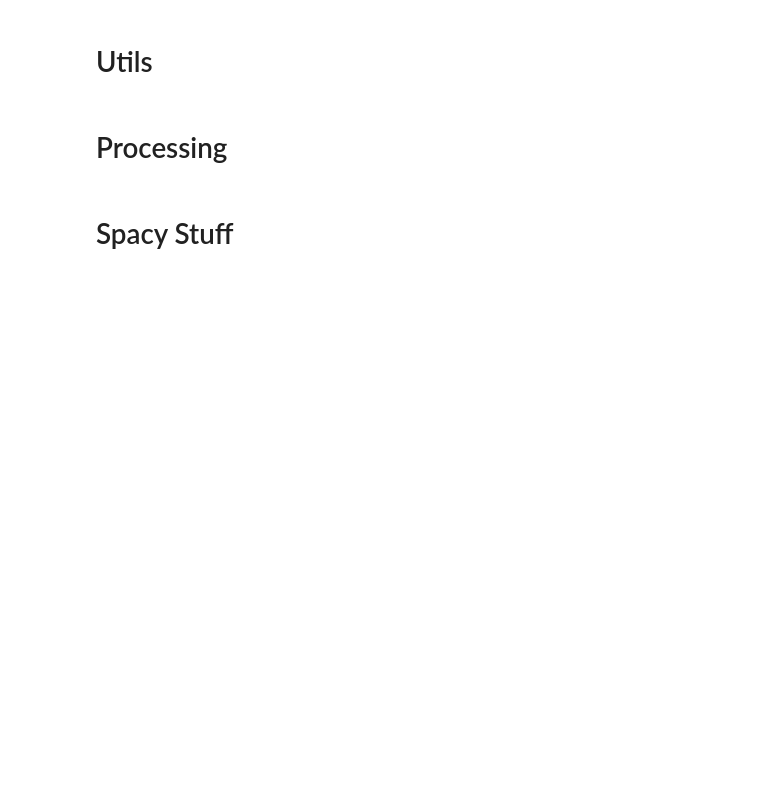
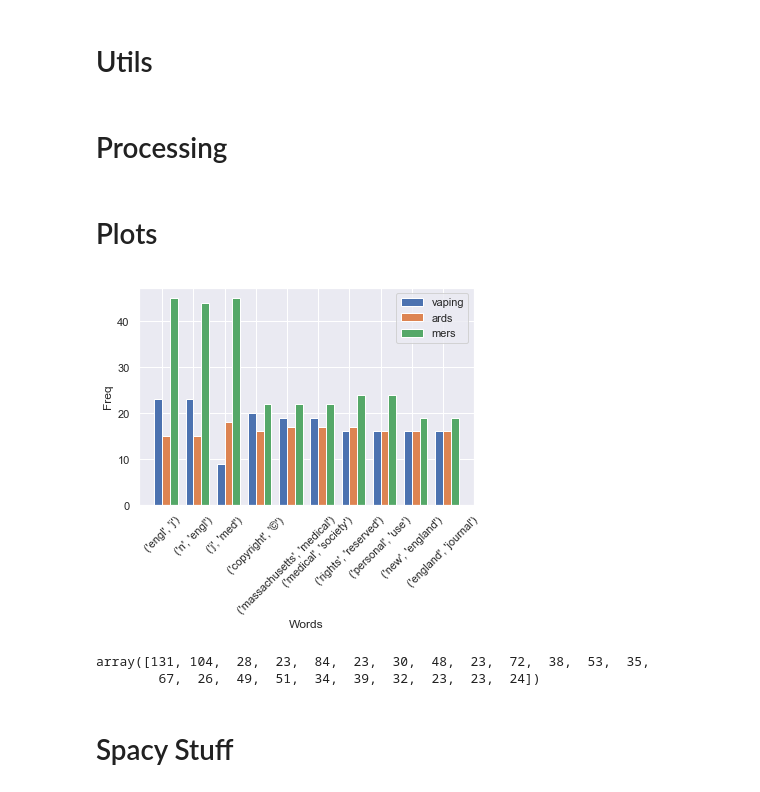
Before and after one commit to elnardu/stat490-meta-analysis, a Jupyter notebook: code/TextExtraction.ipynb, the cells around one changed output. Saved outputs shown, nothing was run; the diff lists cells and outputs as text; code cells hidden in the pictures; blank space fills up the shorter version.

```diff
--- a/code/TextExtraction.ipynb
+++ b/code/TextExtraction.ipynb
@@ -66,7 +85,8 @@ tokens_by_category = defaultdict(list)
 for key in pdfs_text:
     category, _ = key
     text = pdfs_text[key]
-    tokens_by_category[category] += get_tokens_from_text(text)
+#     tokens_by_category[category] += get_tokens_from_text(text)
+    tokens_by_category[category] += get_bigrams_from_text(text)
 
 
 frequencies_by_category = {}
@@ -80,3 +98,46 @@ pdfs_text.keys()
+# %% [markdown]
+# Plots
+# %%
+total_df = None
+
+for category in frequencies_by_category:
+    freqs = frequencies_by_category[category].most_common(100)
+    df = pd.DataFrame(freqs)
+    df.columns = ['word', category]
+
+    if isinstance(total_df, type(None)):
+        total_df = df
+    else:
+        total_df = pd.merge(total_df, df, on="word")
+# %%
+total_df['sum'] = total_df['vaping'] + total_df['ards'] + total_df['mers']
+total_df = total_df.sort_values(by="sum", ascending=False)
+# %%
+def plot_bars(df):
+    fig, ax = plt.subplots()
+    width = 0.25
+    ind = np.arange(df.shape[0])
+
+    plt.bar(ind, df.vaping, width, label="vaping")
+    plt.bar(ind + width, df.ards, width, label="ards")
+    plt.bar(ind + width * 2, df.mers, width, label="mers")
+
+    ax.set_xticks(ind + width / 2)
+    ax.set_xticklabels(df.word, rotation=45)
+
+    ax.autoscale_view()
+    ax.legend()
+    ax.set_ylabel("Freq")
+    ax.set_xlabel("Words")
+
+plot_bars(total_df[:10])
+# %% [output]
+[figure, added]
+# %%
+total_df.vaping.to_numpy()
+# %% [output]
+array([131, 104,  28,  23,  84,  23,  30,  48,  23,  72,  38,  53,  35,
+        67,  26,  49,  51,  34,  39,  32,  23,  23,  24])
 # %% [markdown]
 # Spacy Stuff
 # %%
```
Also changed, not shown: parts of 5 cells of this notebook, 13 other files.
